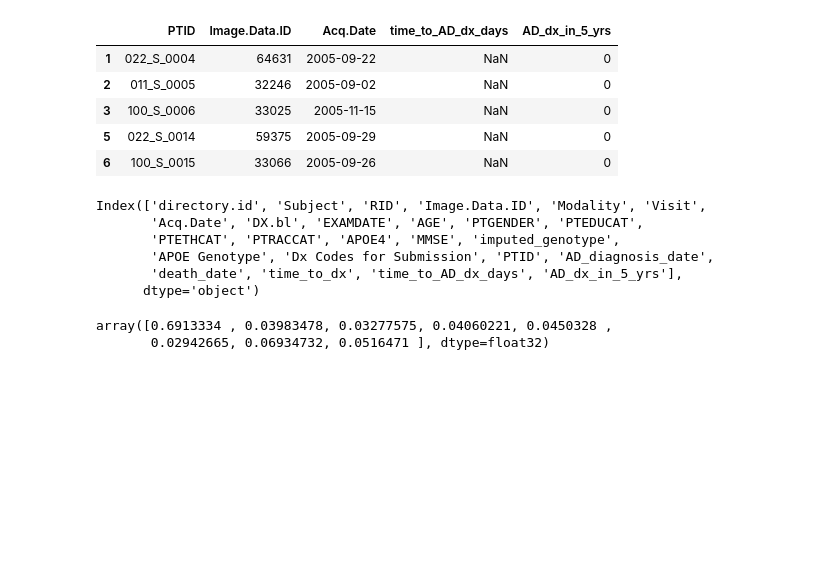
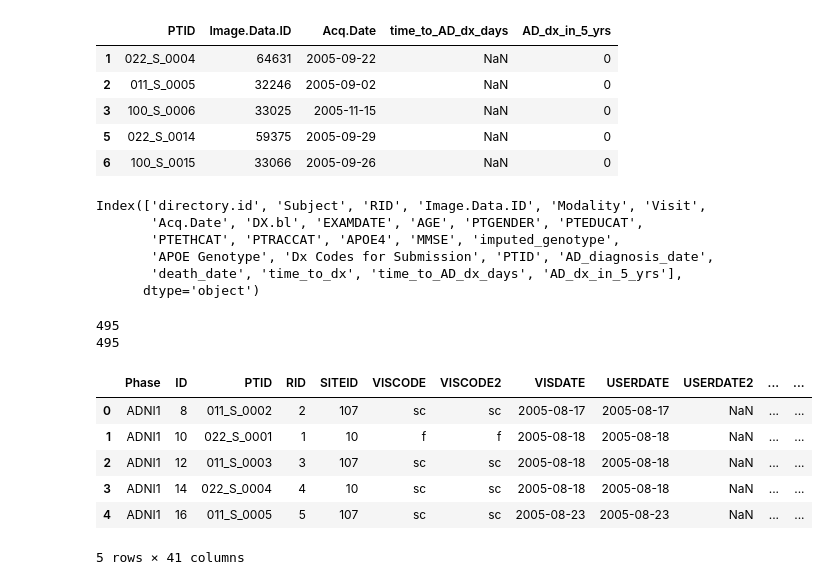
Before and after one commit to jvgalvin/capstone, a Jupyter notebook: notebooks/Medical_History_EDA.ipynb, the cells around one changed output. Cells and saved outputs as stored; diff of their text form; code cells hidden in the pictures; blank space fills up the shorter version.

Commit message:
added medhist

```diff
--- a/notebooks/Medical_History_EDA.ipynb
+++ b/notebooks/Medical_History_EDA.ipynb
@@ -513,13 +503,20 @@ Index(['directory.id', 'Subject', 'RID', 'Image.Data.ID', 'Modality', 'Visit',
 # %%
 data = final[['DX.bl', 'AGE', 'PTGENDER', 'PTEDUCAT','PTETHCAT', 'PTRACCAT', 'APOE4', 'MMSE', 'AD_dx_in_5_yrs']]
 data.to_csv('../data/clinical_training_data.csv', index=False)
-# %%
-# Get a graph
-graph = xgb.to_graphviz(clf, num_trees=1)
-# Or get a matplotlib axis
-ax = xgb.plot_tree(clf, num_trees=1)
-# Get feature importances
-clf.feature_importances_
-# %% [output]
-array([0.6913334 , 0.03983478, 0.03277575, 0.04060221, 0.0450328 ,
-       0.02942665, 0.06934732, 0.0516471 ], dtype=float32)
+# %%
+print(len(final.merge(medhist, on='RID').groupby('RID')))
+print(len(final))
+# %% [output]
+495
+495
+# %%
+medhist['EXAMDATE'] = pd.to_datetime(medhist['EXAMDATE'])
+medhist.head()
+# %% [output]
+|  | Phase | ID | PTID | RID | SITEID | VISCODE | VISCODE2 | VISDATE | USERDATE | USERDATE2 | ... | ... |
+| 0 | ADNI1 | 8 | 011_S_0002 | 2 | 107 | sc | sc | 2005-08-17 | 2005-08-17 | NaN | ... | ... |
+| 1 | ADNI1 | 10 | 022_S_0001 | 1 | 10 | f | f | 2005-08-18 | 2005-08-18 | NaN | ... | ... |
+| 2 | ADNI1 | 12 | 011_S_0003 | 3 | 107 | sc | sc | 2005-08-18 | 2005-08-18 | NaN | ... | ... |
+| 3 | ADNI1 | 14 | 022_S_0004 | 4 | 10 | sc | sc | 2005-08-18 | 2005-08-18 | NaN | ... | ... |
+| 4 | ADNI1 | 16 | 011_S_0005 | 5 | 107 | sc | sc | 2005-08-23 | 2005-08-23 | NaN | ... | ... |
+5 rows × 41 columns
```
Also changed, not shown: parts of 18 cells of this notebook, 3 other files.
